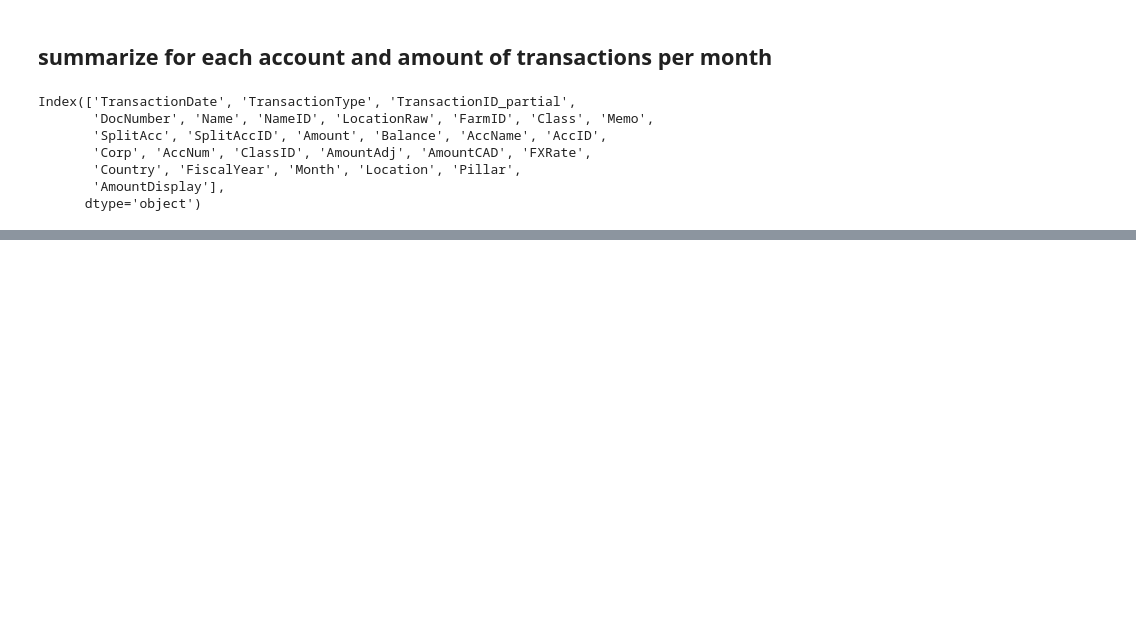
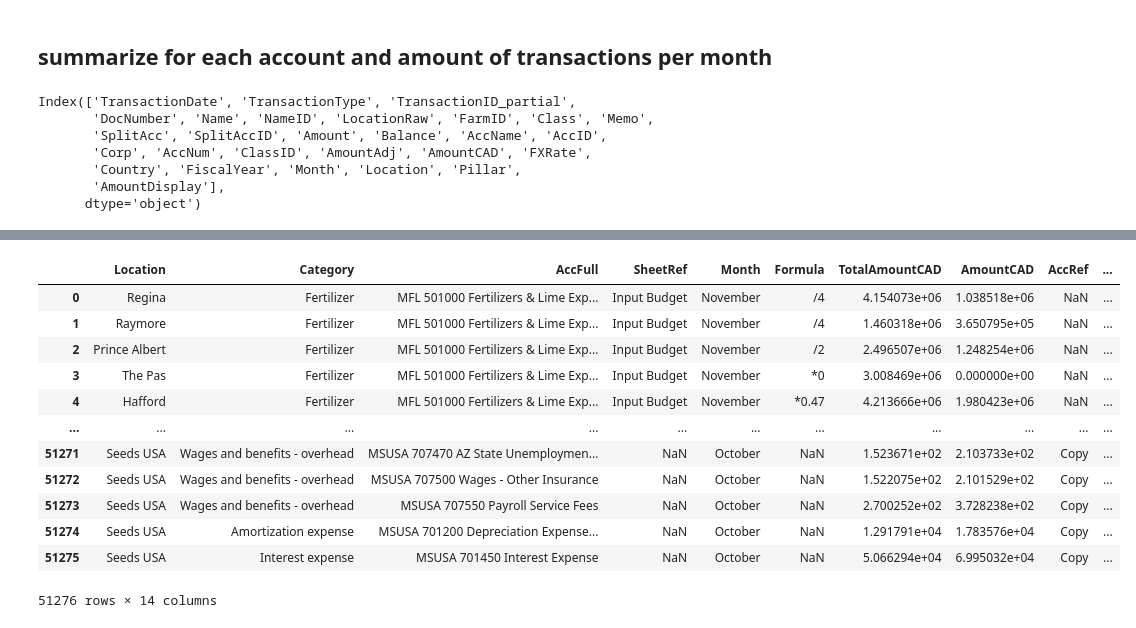
Before and after one commit to ZheRao/ETLCodeBase, a Jupyter notebook: notebooks/dev.ipynb, the cells around one changed output, grey strips where cells are left out. Saved outputs shown, nothing was run; the diff lists cells and outputs as text; code cells hidden in the pictures; blank space fills up the shorter version.

```diff
--- a/notebooks/dev.ipynb
+++ b/notebooks/dev.ipynb
@@ -1297,0 +2626,18 @@ df
+# %%
+budget = pd.read_csv(self.gold_path["budget"]/"OutputFile"/"budget_all.csv")
+budget
+# budget = budget.loc[:,["Location","AccNum","TotalAmountCAD"]]
+# %% [output]
+|  | Location | Category | AccFull | SheetRef | Month | Formula | TotalAmountCAD | AmountCAD | AccRef | ... |
+| 0 | Regina | Fertilizer | MFL 501000 Fertilizers & Lime Exp... | Input Budget | November | /4 | 4.154073e+06 | 1.038518e+06 | NaN | ... |
+| 1 | Raymore | Fertilizer | MFL 501000 Fertilizers & Lime Exp... | Input Budget | November | /4 | 1.460318e+06 | 3.650795e+05 | NaN | ... |
+| 2 | Prince Albert | Fertilizer | MFL 501000 Fertilizers & Lime Exp... | Input Budget | November | /2 | 2.496507e+06 | 1.248254e+06 | NaN | ... |
+| 3 | The Pas | Fertilizer | MFL 501000 Fertilizers & Lime Exp... | Input Budget | November | *0 | 3.008469e+06 | 0.000000e+00 | NaN | ... |
+| 4 | Hafford | Fertilizer | MFL 501000 Fertilizers & Lime Exp... | Input Budget | November | *0.47 | 4.213666e+06 | 1.980423e+06 | NaN | ... |
+| ... | ... | ... | ... | ... | ... | ... | ... | ... | ... | ... |
+| 51271 | Seeds USA | Wages and benefits - overhead | MSUSA 707470 AZ State Unemploymen... | NaN | October | NaN | 1.523671e+02 | 2.103733e+02 | Copy | ... |
+| 51272 | Seeds USA | Wages and benefits - overhead | MSUSA 707500 Wages - Other Insurance | NaN | October | NaN | 1.522075e+02 | 2.101529e+02 | Copy | ... |
+| 51273 | Seeds USA | Wages and benefits - overhead | MSUSA 707550 Payroll Service Fees | NaN | October | NaN | 2.700252e+02 | 3.728238e+02 | Copy | ... |
+| 51274 | Seeds USA | Amortization expense | MSUSA 701200 Depreciation Expense... | NaN | October | NaN | 1.291791e+04 | 1.783576e+04 | Copy | ... |
+| 51275 | Seeds USA | Interest expense | MSUSA 701450 Interest Expense | NaN | October | NaN | 5.066294e+04 | 6.995032e+04 | Copy | ... |
+51276 rows × 14 columns
```
Also changed, not shown: parts of 97 cells of this notebook, 3 other files.
